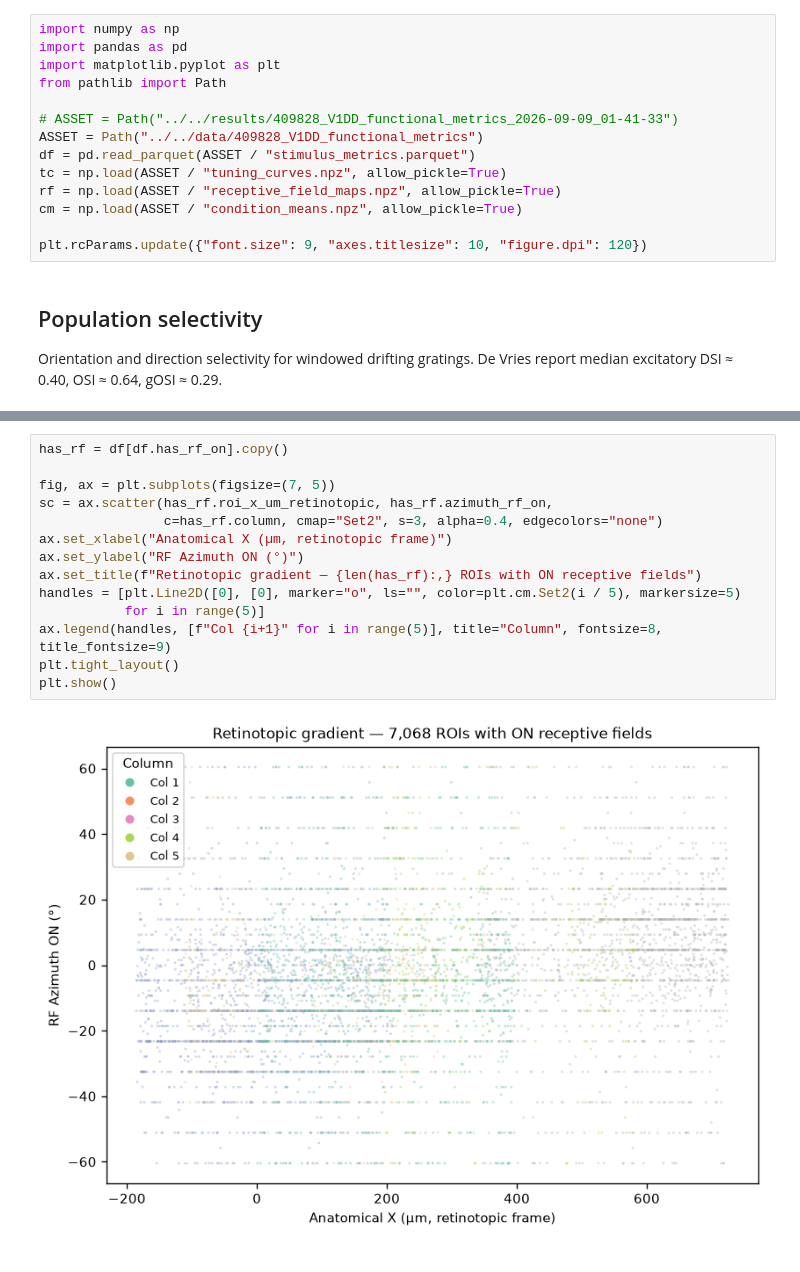
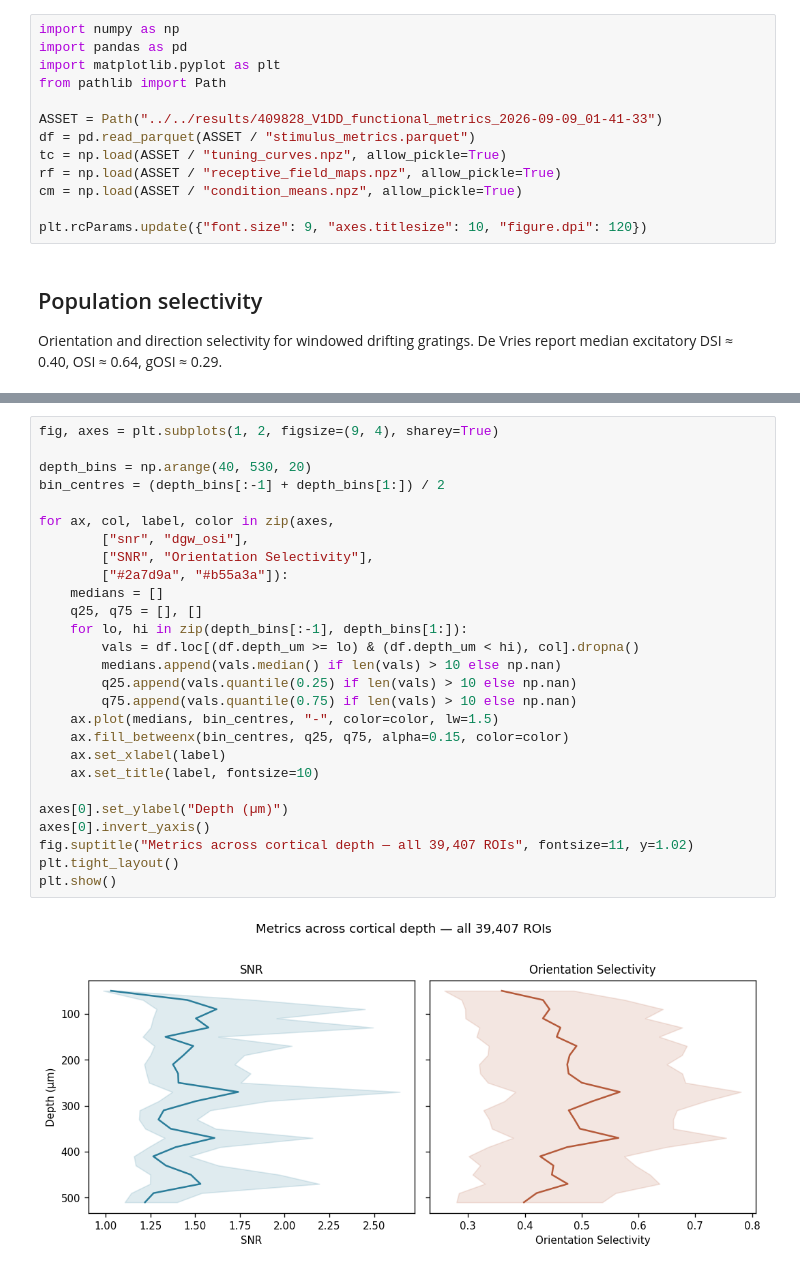
Before and after one commit to bpdanskin/v1dd-functional-metrics, a Jupyter notebook: docs/notebooks/example_figures.ipynb, the cells around one changed output, grey strips where cells are left out. Drawn from its saved outputs; the diff is of its cells as text.

```diff
--- a/docs/notebooks/example_figures.ipynb
+++ b/docs/notebooks/example_figures.ipynb
@@ -10,8 +10,7 @@ import pandas as pd
 import matplotlib.pyplot as plt
 from pathlib import Path
 
-# ASSET = Path("../../results/409828_V1DD_functional_metrics_2026-09-09_01-41-33")
-ASSET = Path("../../data/409828_V1DD_functional_metrics")
+ASSET = Path("../../results/409828_V1DD_functional_metrics_2026-09-09_01-41-33")
 df = pd.read_parquet(ASSET / "stimulus_metrics.parquet")
 tc = np.load(ASSET / "tuning_curves.npz", allow_pickle=True)
 rf = np.load(ASSET / "receptive_field_maps.npz", allow_pickle=True)
@@ -155,17 +165,30 @@ mapping of visual space onto V1.
 # %%
-has_rf = df[df.has_rf_on].copy()
+fig, axes = plt.subplots(1, 2, figsize=(9, 4), sharey=True)
 
-fig, ax = plt.subplots(figsize=(7, 5))
-sc = ax.scatter(has_rf.roi_x_um_retinotopic, has_rf.azimuth_rf_on,
-                c=has_rf.column, cmap="Set2", s=3, alpha=0.4, edgecolors="none")
-ax.set_xlabel("Anatomical X (µm, retinotopic frame)")
-ax.set_ylabel("RF Azimuth ON (°)")
-ax.set_title(f"Retinotopic gradient — {len(has_rf):,} ROIs with ON receptive fields")
-handles = [plt.Line2D([0], [0], marker="o", ls="", color=plt.cm.Set2(i / 5), markersize=5)
-           for i in range(5)]
-ax.legend(handles, [f"Col {i+1}" for i in range(5)], title="Column", fontsize=8, title_fontsize=9)
+depth_bins = np.arange(40, 530, 20)
+bin_centres = (depth_bins[:-1] + depth_bins[1:]) / 2
+
+for ax, col, label, color in zip(axes,
+        ["snr", "dgw_osi"],
+        ["SNR", "Orientation Selectivity"],
+        ["#2a7d9a", "#b55a3a"]):
+    medians = []
+    q25, q75 = [], []
+    for lo, hi in zip(depth_bins[:-1], depth_bins[1:]):
+        vals = df.loc[(df.depth_um >= lo) & (df.depth_um < hi), col].dropna()
+        medians.append(vals.median() if len(vals) > 10 else np.nan)
+        q25.append(vals.quantile(0.25) if len(vals) > 10 else np.nan)
+        q75.append(vals.quantile(0.75) if len(vals) > 10 else np.nan)
+    ax.plot(medians, bin_centres, "-", color=color, lw=1.5)
+    ax.fill_betweenx(bin_centres, q25, q75, alpha=0.15, color=color)
+    ax.set_xlabel(label)
+    ax.set_title(label, fontsize=10)
+
+axes[0].set_ylabel("Depth (µm)")
+axes[0].invert_yaxis()
+fig.suptitle("Metrics across cortical depth — all 39,407 ROIs", fontsize=11, y=1.02)
 plt.tight_layout()
 plt.show()
 # %% [output]
-[figure, old version]
+[figure, new version]
 # %% [markdown]
```
Also changed, not shown: parts of 17 cells of this notebook, 5 other files.
